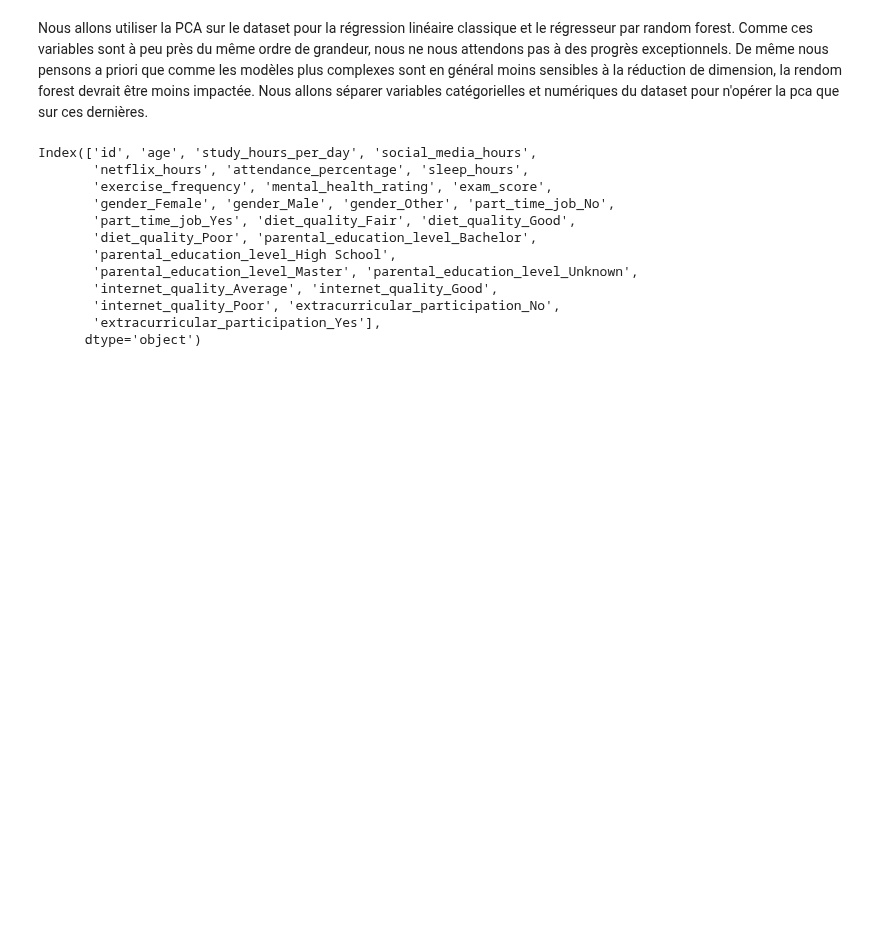
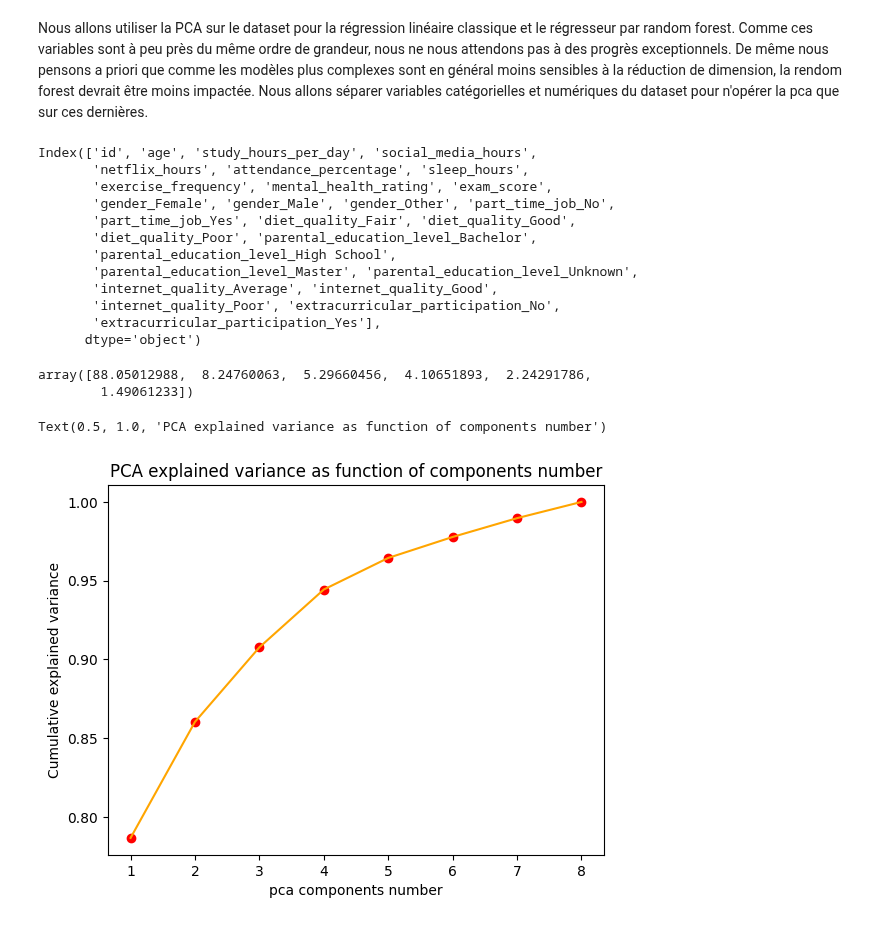
Before and after one commit to smazoyerdatascience/Student-Habits-vs-Academic-Performance, a Jupyter notebook: notebooks/student_habits_performance_ML.ipynb, the cells around one changed output. Drawn from its saved outputs; the diff is of its cells as text; code cells hidden in the pictures; blank space fills up the shorter version.

Commit message:
CPCA till cumsum of explained variance curve

```diff
--- a/notebooks/student_habits_performance_ML.ipynb
+++ b/notebooks/student_habits_performance_ML.ipynb
@@ -378,0 +384,27 @@ shpml_cat = shpml_short.drop(columns=num_feat)
+# %%
+y = shpml_num.exam_score
+X = shpml_num.drop(columns = ["exam_score"])
+X_train, X_test, y_train, y_test = train_test_split(
+    X, y, test_size=0.2, random_state=137)
+# %%
+X_pca_train = pca.fit_transform(X_train)
+pca.explained_variance_
+# %% [output]
+array([88.05012988,  8.24760063,  5.29660456,  4.10651893,  2.24291786,
+        1.49061233])
+# %%
+pca = PCA(n_components=len(X.columns), random_state=137)
+pca.fit(X_train)
+
+xdata = np.asarray(range(1,len(X.columns)+1))
+
+ydata =  np.cumsum(pca.explained_variance_)/np.sum(pca.explained_variance_)
+
+plt.plot(xdata, ydata, '-', color = "orange")
+plt.scatter(xdata, ydata, color = "red")
+plt.xlabel("pca components number")
+plt.ylabel("Cumulative explained variance")
+plt.title ("PCA explained variance as function of components number")
+# %% [output]
+Text(0.5, 1.0, 'PCA explained variance as function of components number')
+[figure, added]
```
Also changed, not shown: parts of 2 cells of this notebook.
